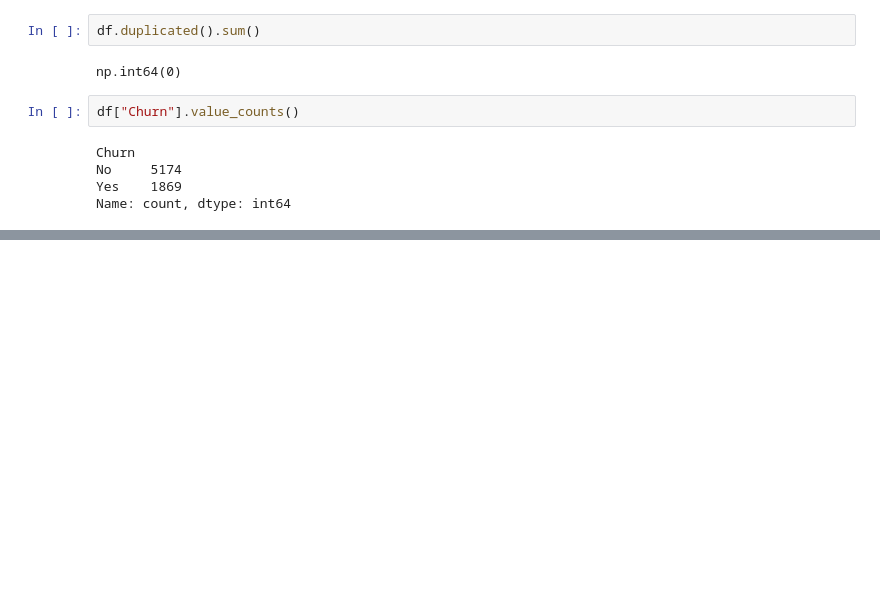
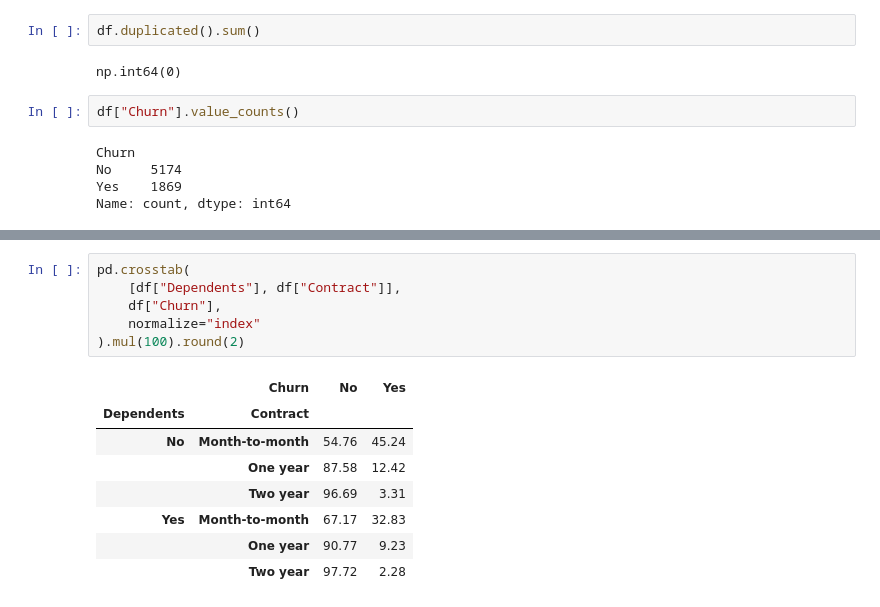
Before and after one commit to amanullah-ops/customer-churn-prediction, a Jupyter notebook: notebooks/01_data_inspection.ipynb, the cells around one changed output, grey strips where cells are left out. Drawn from its saved outputs; the diff is of its cells as text; blank space fills up the shorter version.

```diff
--- a/notebooks/01_data_inspection.ipynb
+++ b/notebooks/01_data_inspection.ipynb
@@ -300,0 +462,15 @@ Name: count, dtype: int64
+# %%
+pd.crosstab(
+    [df["Dependents"], df["Contract"]],
+    df["Churn"],
+    normalize="index"
+).mul(100).round(2)
+# %% [output]
+|  | Churn | No | Yes |
+| Dependents | Contract |  |  |
+| No | Month-to-month | 54.76 | 45.24 |
+|  | One year | 87.58 | 12.42 |
+|  | Two year | 96.69 | 3.31 |
+| Yes | Month-to-month | 67.17 | 32.83 |
+|  | One year | 90.77 | 9.23 |
+|  | Two year | 97.72 | 2.28 |
```
Also changed, not shown: parts of 21 cells of this notebook.
